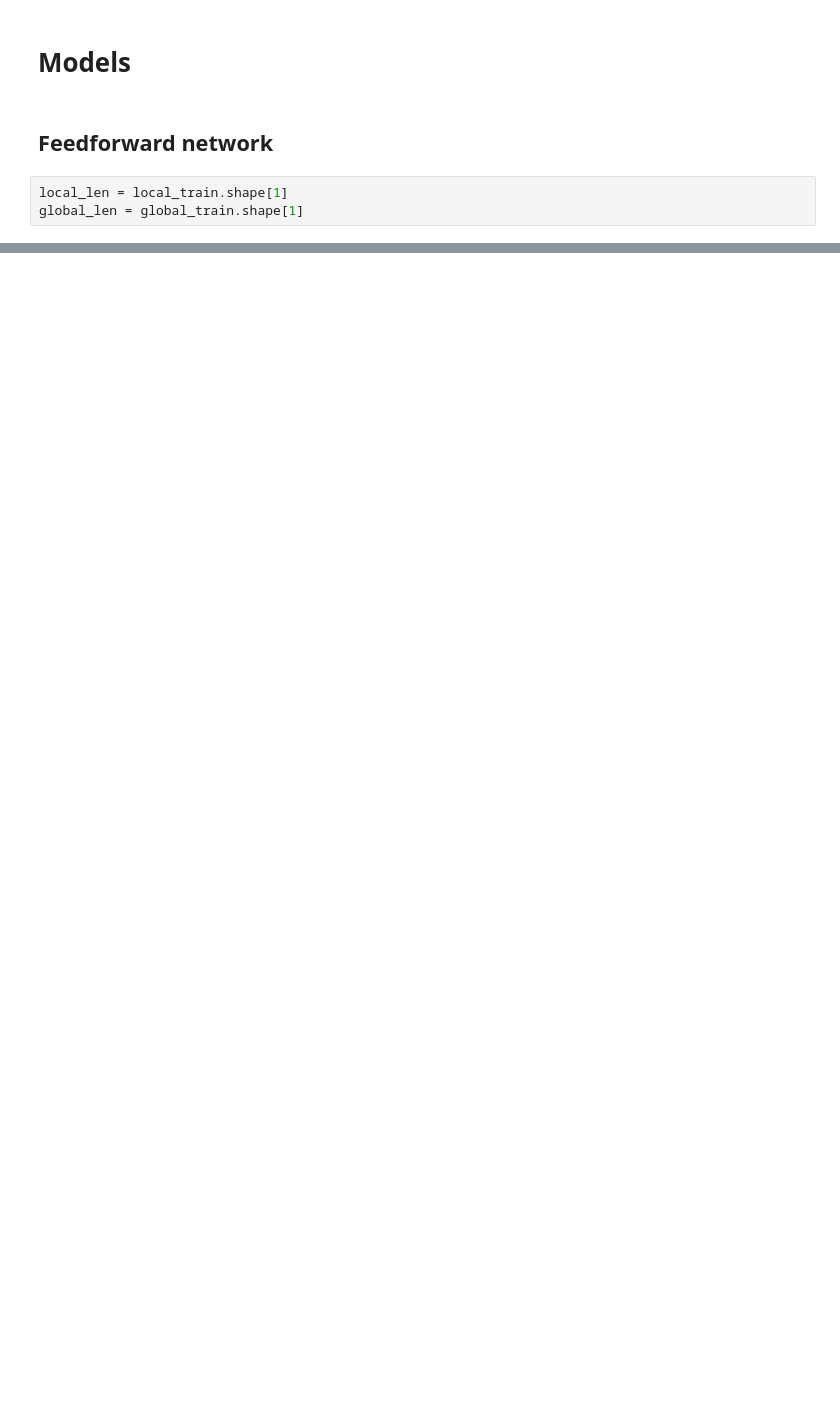
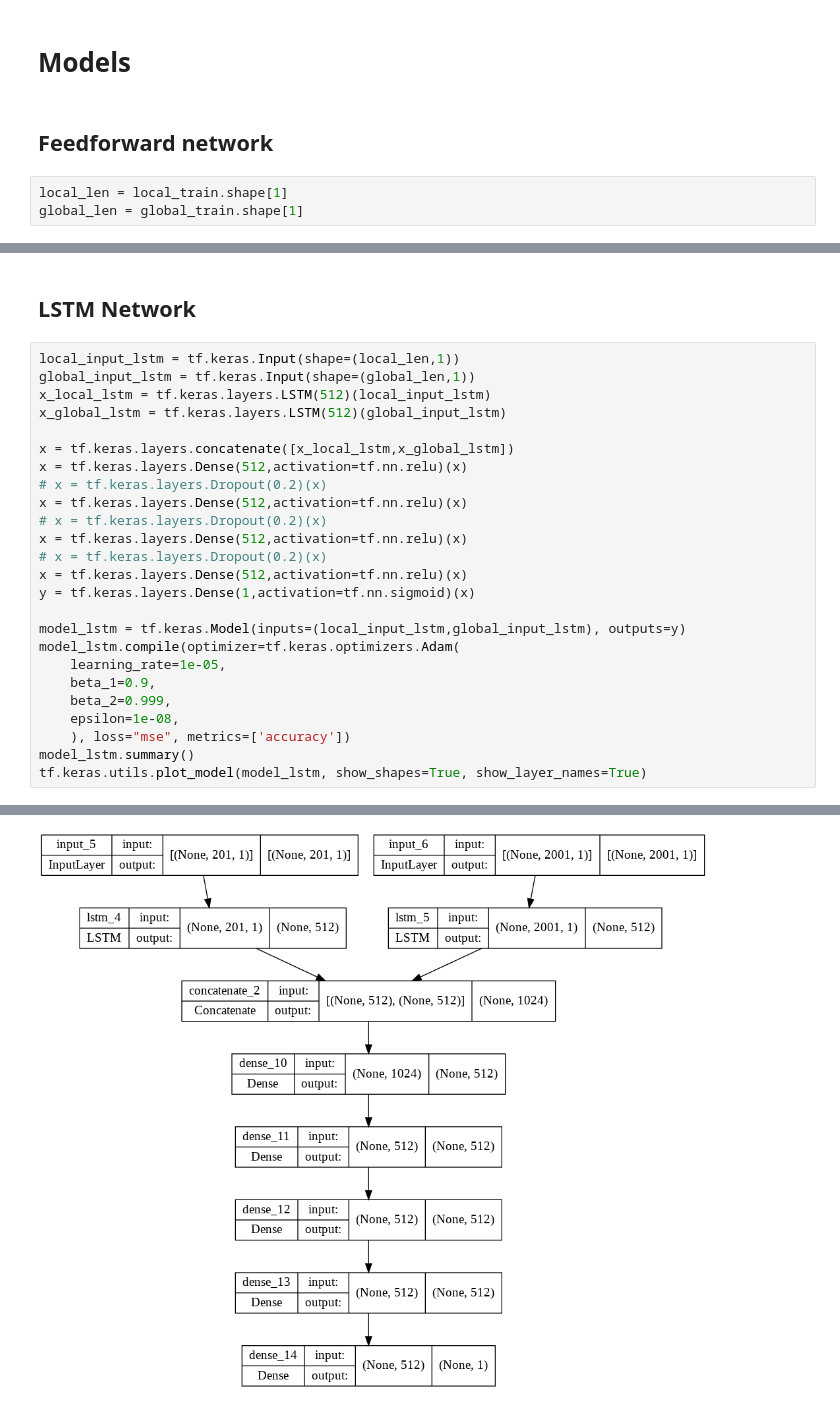
Before and after one commit to BlueGrisGris/am216, a Jupyter notebook: AM216_Exoplanets.ipynb, the cells around one changed output, grey strips where cells are left out. Cells and saved outputs as stored; diff of their text form; blank space fills up the shorter version.

```diff
--- a/AM216_Exoplanets.ipynb
+++ b/AM216_Exoplanets.ipynb
@@ -281,0 +452,28 @@ ________________________________________________________________________________
+# %% [markdown]
+## LSTM Network
+# %%
+local_input_lstm = tf.keras.Input(shape=(local_len,1))
+global_input_lstm = tf.keras.Input(shape=(global_len,1))
+x_local_lstm = tf.keras.layers.LSTM(512)(local_input_lstm)
+x_global_lstm = tf.keras.layers.LSTM(512)(global_input_lstm)
+
+x = tf.keras.layers.concatenate([x_local_lstm,x_global_lstm])
+x = tf.keras.layers.Dense(512,activation=tf.nn.relu)(x)
+# x = tf.keras.layers.Dropout(0.2)(x)
+x = tf.keras.layers.Dense(512,activation=tf.nn.relu)(x)
+# x = tf.keras.layers.Dropout(0.2)(x)
+x = tf.keras.layers.Dense(512,activation=tf.nn.relu)(x)
+# x = tf.keras.layers.Dropout(0.2)(x)
+x = tf.keras.layers.Dense(512,activation=tf.nn.relu)(x)
+y = tf.keras.layers.Dense(1,activation=tf.nn.sigmoid)(x)
+
+model_lstm = tf.keras.Model(inputs=(local_input_lstm,global_input_lstm), outputs=y)
+model_lstm.compile(optimizer=tf.keras.optimizers.Adam(
+    learning_rate=1e-05,
+    beta_1=0.9,
+    beta_2=0.999,
+    epsilon=1e-08,
+    ), loss="mse", metrics=['accuracy'])
+model_lstm.summary()
+tf.keras.utils.plot_model(model_lstm, show_shapes=True, show_layer_names=True)
+# %% [output]
@@ -281,0 +497 @@ ________________________________________________________________________________
+[figure, added]
```
Also changed, not shown: parts of 24 cells of this notebook.
